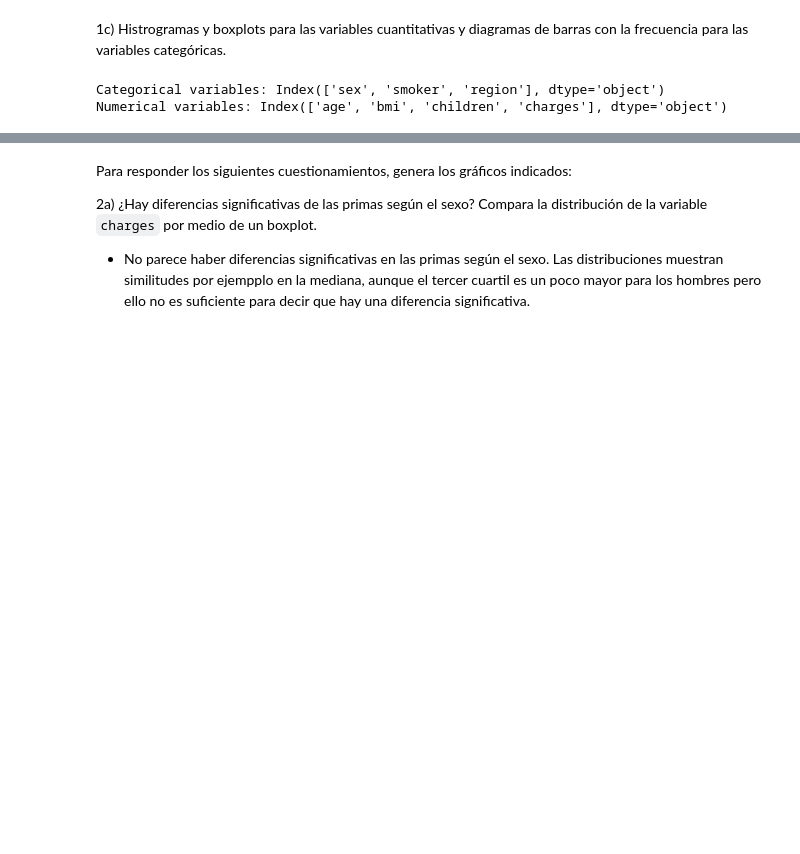
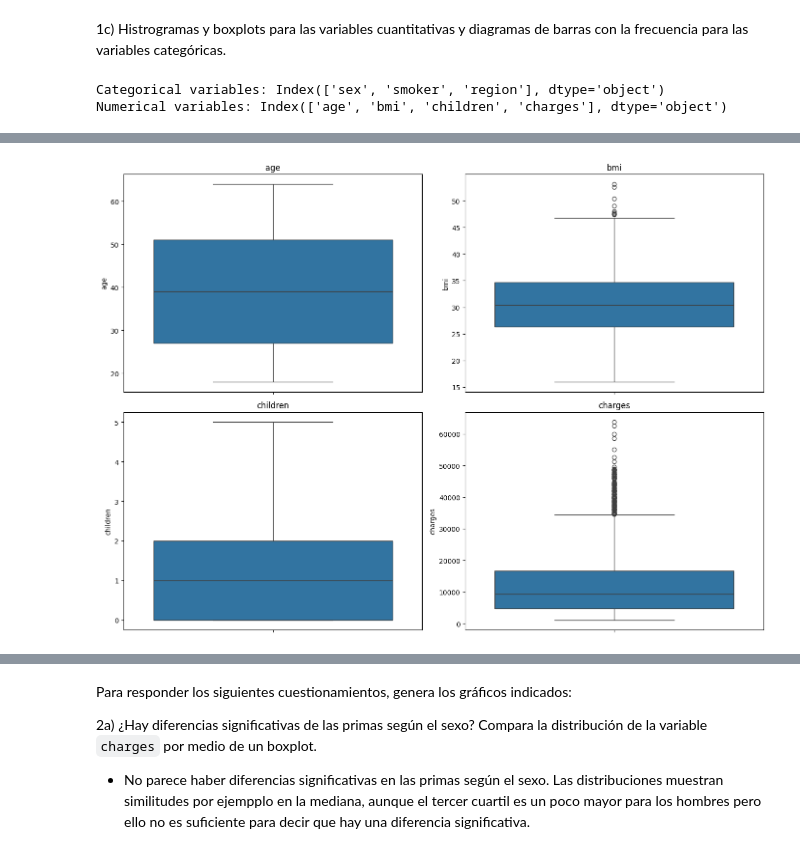
Before and after one commit to Janet16180/grupo_6_ciencia_de_datos, a Jupyter notebook: Actividad8RLineal.ipynb, the cells around one changed output, grey strips where cells are left out. Drawn from its saved outputs; the diff is of its cells as text; code cells hidden in the pictures; blank space fills up the shorter version.

```diff
--- a/Actividad8RLineal.ipynb
+++ b/Actividad8RLineal.ipynb
@@ -157,0 +157,4 @@ for column in categorical_columns:
+# %%
+create_boxplot(insurance_df, numerical_columns)
+# %% [output]
+[figure, added]
```
Also changed, not shown: parts of 15 cells of this notebook.
